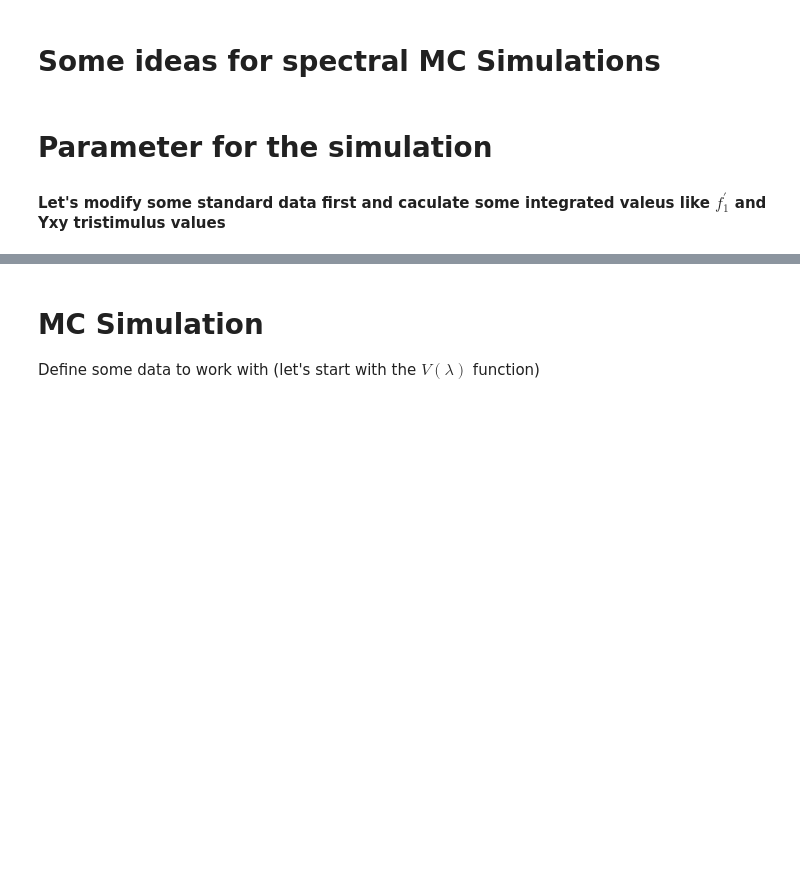
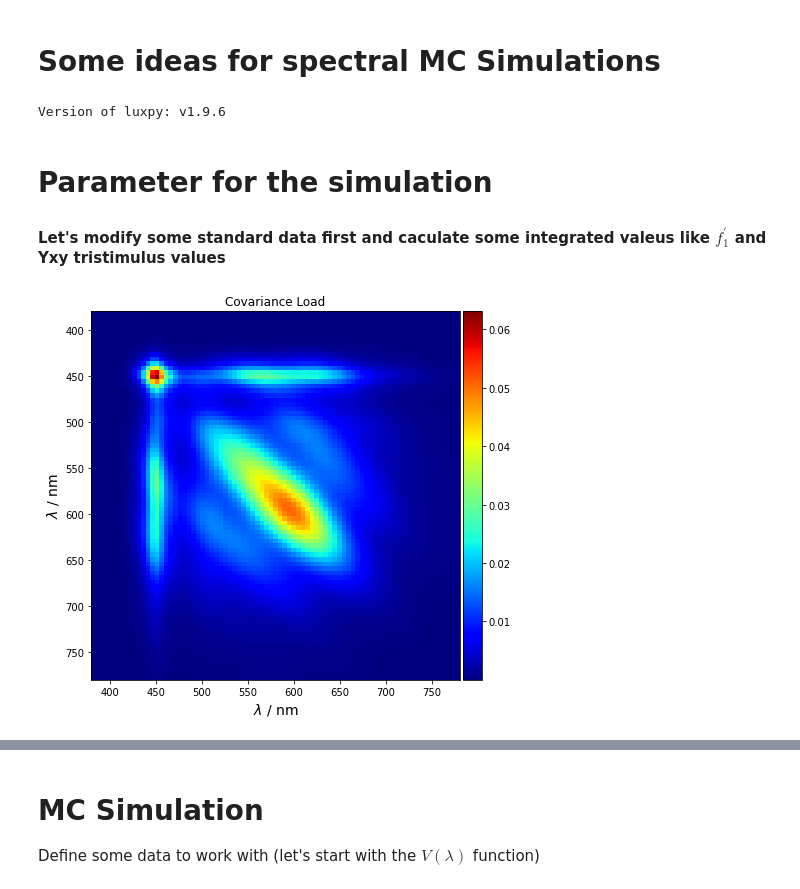
Before and after one commit to empir19nrm02/empir19nrm02, a Jupyter notebook: empir19nrm02/Jupyter/MCTest.ipynb, the cells around one changed output, grey strips where cells are left out. Drawn from its saved outputs; the diff is of its cells as text; code cells hidden in the pictures; blank space fills up the shorter version.

```diff
--- a/empir19nrm02/Jupyter/MCTest.ipynb
+++ b/empir19nrm02/Jupyter/MCTest.ipynb
@@ -1,19 +1,34 @@
 # %% [markdown]
 # Some ideas for spectral MC Simulations
 # %%
+from mpl_toolkits.axes_grid1 import make_axes_locatable
+
 import luxpy as lx
 import numpy as np
 from matplotlib import pyplot
 import seaborn as sns
 import pandas as pd
 
+# temp import only
+from empir19nrm02.Jupyter.jhelp import strd, label_font_size, plot_cmf2, save_fig, get_target, label_management, \
+    quantil, display_responsivity, get_fig_file_name
+
+%run -i jhelp
+
 %matplotlib inline
 
 
 from empir19nrm02.spectral import McSpectrumX, generate_FourierMC0
 from empir19nrm02.tools import plotHistScales, plotHistScalesWl, plotHistScalesValue, \
-                              array2analyse, analyse_stat, seaborn_plot_basedata, seaborn_plot_result, sumMC
+    array2analyse, analyse_stat, seaborn_plot_basedata, seaborn_plot_result, sumMC, sumMCV
 from empir19nrm02.f1prime import py_f1PrimeG,  py_f1PrimeGlx
+
+from empir19nrm02 import _SPD, _RES
+
+print('Version of luxpy:', lx.__version__)
+out_dir = 'MCMet'
+# %% [output]
+Version of luxpy: v1.9.6
 # %% [markdown]
 # Parameter for the simulation
 #### Let's modify some standard data first and caculate some integrated valeus like $f_{1}^{'}$ and Yxy tristimulus values
@@ -58,0 +35,33 @@ def save_fig(filename=None):
+# %%
+strWeighting = 'A'
+strObserver = '1931_2'
+# let's use the V(Lambda) Function (0 ... X, 1...Y, 2...Z)
+iObserverOffset = 1
+wlResolution = 5
+wlStart = 380
+wlStop = 780
+trials = 1000
+
+bIdeal = False
+bSimDetector = False    # True use RES for Simulation, False use SPD for simulation
+selected_detector = 73
+selected_SPD = 2 # 1=NLA, 2=L41
+
+def plotCorrelation( image, wl_scale, name):
+    fig, ax1 = pyplot.subplots(figsize=(7,7))
+    im1 = ax1.imshow(image,
+                 extent=[wl_scale[0], wl_scale[-1], wl_scale[-1], wl_scale[0]],
+                 cmap="jet", interpolation="nearest")
+    divider = make_axes_locatable(ax1)
+    cax = divider.append_axes('right', size='5%', pad=0.05)
+    fig.colorbar(im1, cax=cax, orientation='vertical')
+    ax1.set_title(name)
+    ax1.set_xlabel('$\lambda$ / nm', fontsize=label_font_size)
+    ax1.set_ylabel('$\lambda$ / nm', fontsize=label_font_size)
+# %%
+cov_image_load = np.loadtxt(get_fig_file_name(dir=out_dir, filename='MC_value_All_cov', table=True), delimiter=';')
+
+wl_scale = np.arange(wlStart,wlStop+1,wlResolution)
+plotCorrelation( cov_image_load, wl_scale, 'Covariance Load')
+# %% [output]
+[figure, added]
```
Also changed, not shown: parts of 35 cells of this notebook, 4 other files.
